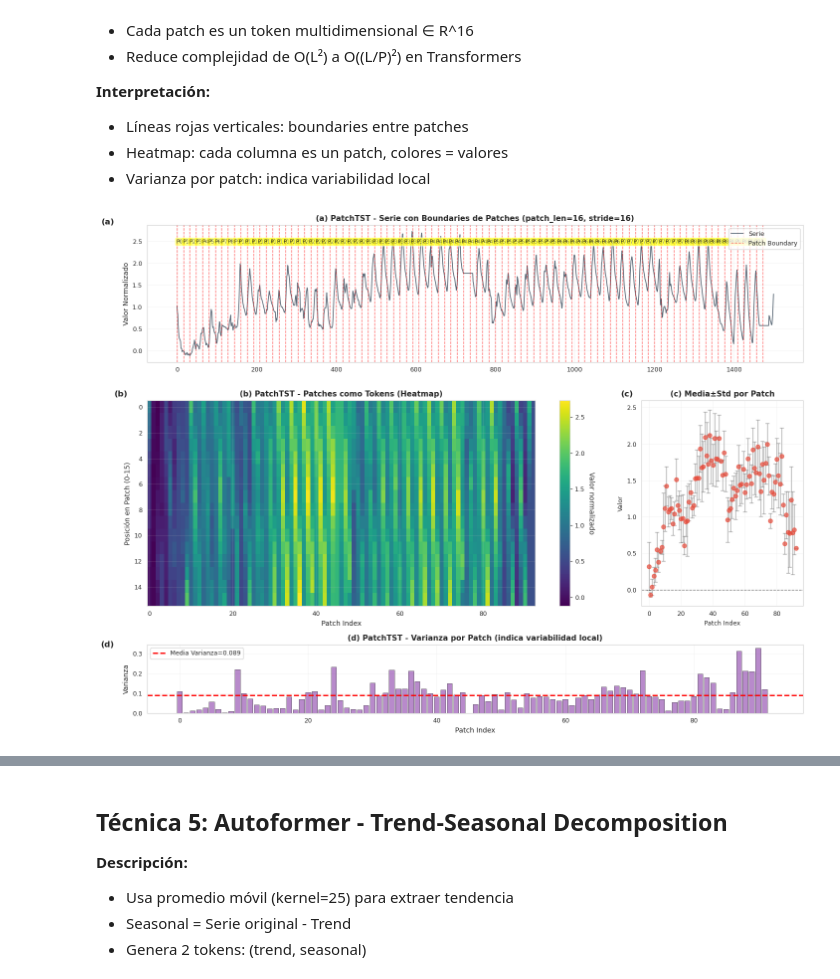
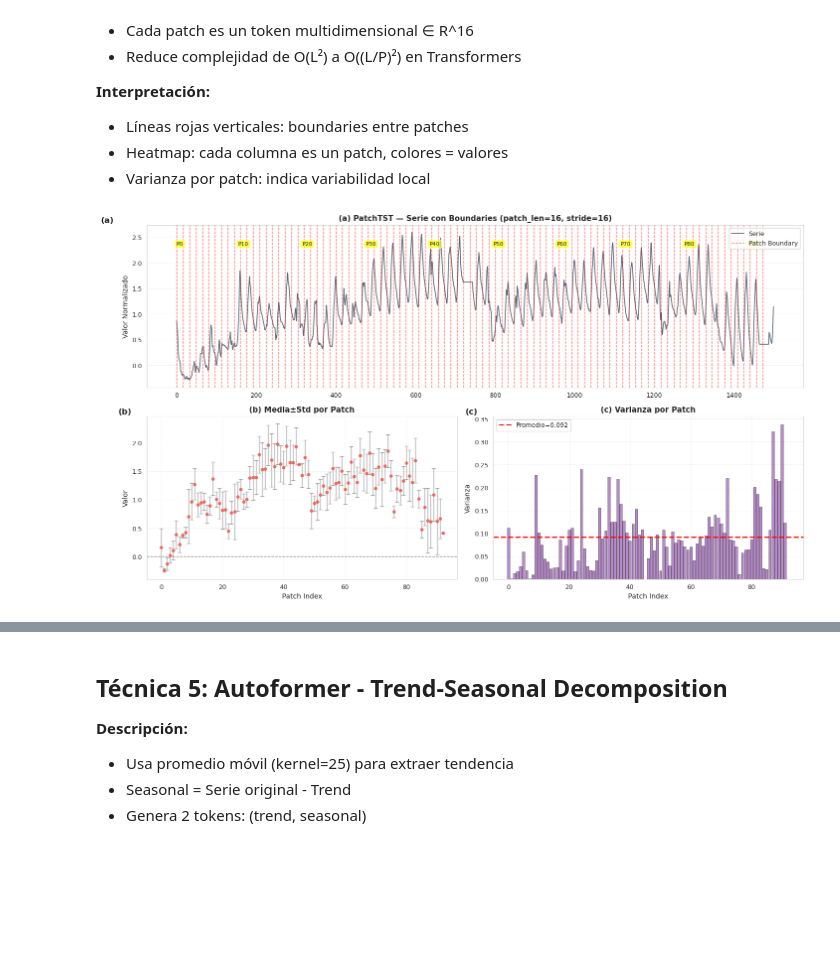
Before and after one commit to jaime-oriol/RITMO, a Jupyter notebook: tecnicas/ETTh2_tokenization.ipynb, the cells around one changed output, grey strips where cells are left out. Saved outputs shown, nothing was run; the diff lists cells and outputs as text; code cells hidden in the pictures; blank space fills up the shorter version.

```diff
--- a/tecnicas/ETTh2_tokenization.ipynb
+++ b/tecnicas/ETTh2_tokenization.ipynb
@@ -168,0 +110,17 @@ print(f"  - Entropía Estados: {hmm_etth2['state_entropy']:.3f}")
+# %%
+# Cargar cache HMM del pipeline RITMO
+import torch
+BASE_DIR = Path('/home/jaime/TFG/RITMO')
+DATASET_DIR = BASE_DIR / 'dataset'
+CACHE_DIR = BASE_DIR / 'cache'
+
+# Cargar parámetros HMM entrenados
+K_SELECTED = 5
+cache_path = CACHE_DIR / f'hmm_etth2_K{K_SELECTED}.pth'
+hmm_cache = torch.load(cache_path, weights_only=False)
+
+print("[CACHE HMM]")
+print(f"  Archivo: {cache_path}")
+print(f"  K={K_SELECTED} estados")
+print(f"  Convergencia: {hmm_cache['converged']} (iter {hmm_cache['n_iter']})")
+print(f"  Log-likelihood: {hmm_cache['log_likelihood']:.2f}")
@@ -663,91 +731,80 @@ print(f"  Tamaño vocabulario: {etth2_text.get('vocabulary_size', 0)} (dígitos,
 # %%
 patch_viz = visualize_patches(etth2_series, etth2_patch_array, 16, 16)
 
-vmin = etth2_patch_array.min()
-vmax = etth2_patch_array.max()
+fig = plt.figure(figsize=(FIGSIZE_DOUBLE[0]*2, FIGSIZE_DOUBLE[1]*1.5))
+gs = fig.add_gridspec(2, 2, height_ratios=[1, 1])
 
-fig = plt.figure(figsize=(FIGSIZE_DOUBLE[0]*2, FIGSIZE_DOUBLE[1]*2))
-gs = fig.add_gridspec(3, 2, height_ratios=[2, 3, 1], width_ratios=[3, 1])
+ax1 = fig.add_subplot(gs[0, :])  # Panel (a) arriba, ancho completo
+ax2 = fig.add_subplot(gs[1, 0])  # Panel (b) abajo izquierda
+ax3 = fig.add_subplot(gs[1, 1])  # Panel (c) abajo derecha
 
-ax1 = fig.add_subplot(gs[0, :])
-ax2 = fig.add_subplot(gs[1, 0])
-ax3 = fig.add_subplot(gs[1, 1])
-ax4 = fig.add_subplot(gs[2, :])
-
-# Panel 1: Serie con boundaries
+# Panel (a): Serie con boundaries (sin overlap de etiquetas)
 ax1.plot(etth2_series, linewidth=1.2, color='#2C3E50', alpha=0.8, label='Serie')
+label_added = False
 for i, pos in enumerate(patch_viz['positions']):
     ax1.axvline(pos, color='red', linestyle='--', linewidth=1, alpha=0.6,
-                label='Patch Boundary' if i == 0 else '')
-    if i < len(patch_viz['positions']) - 1:
+                label='Patch Boundary' if not label_added else '')
+    label_added = True
+    # Etiquetar solo cada 10 patches para evitar overlap
+    if i % 10 == 0 and i < len(patch_viz['positions']) - 1:
         mid_pos = pos + 8
         ax1.text(mid_pos, etth2_series.max()*0.9, f'P{i}', ha='center', fontsize=8,
-                bbox=dict(boxstyle='round', facecolor='yellow', alpha=0.5))
+                bbox=dict(boxstyle='round', facecolor='yellow', alpha=0.7))
 
-ax1.set_title(f'(a) PatchTST - Serie con Boundaries de Patches (patch_len=16, stride=16)',
+ax1.set_title(f'(a) PatchTST — Serie con Boundaries (patch_len=16, stride=16)',
               fontsize=11, fontweight='bold')
 ax1.set_ylabel('Valor Normalizado', fontsize=10)
 ax1.legend(fontsize=9, loc='upper right')
 ax1.grid(True, alpha=0.3)
 ax1.text(-0.05, 1.05, '(a)', transform=ax1.transAxes,
          fontsize=12, fontweight='bold', va='top', ha='right')
 
-# Panel 2: Heatmap de patches
-im = ax2.imshow(etth2_patch_array.T, aspect='auto', cmap='viridis', interpolation='nearest', vmin=vmin, vmax=vmax)
-ax2.set_title('(b) PatchTST - Patches como Tokens (Heatmap)', fontsize=11, fontweight='bold')
+# Panel (b): Media±Std por patch
+patch_means = etth2_patch_array.mean(axis=1)
+patch_stds = etth2_patch_array.std(axis=1)
+ax2.errorbar(range(len(patch_means)), patch_means, yerr=patch_stds,
+             fmt='o', color='#E74C3C', ecolor='gray', alpha=0.7, capsize=3, markersize=4)
+ax2.axhline(0, color='black', linestyle='--', linewidth=1, alpha=0.5)
+ax2.set_title('(b) Media±Std por Patch', fontsize=11, fontweight='bold')
 ax2.set_xlabel('Patch Index', fontsize=10)
-ax2.set_ylabel('Posición en Patch (0-15)', fontsize=10)
-cbar = plt.colorbar(im, ax=ax2)
-cbar.set_label('Valor normalizado', rotation=270, labelpad=15)
+ax2.set_ylabel('Valor', fontsize=10)
+ax2.grid(True, alpha=0.3)
 ax2.text(-0.05, 1.05, '(b)', transform=ax2.transAxes,
          fontsize=12, fontweight='bold', va='top', ha='right')
 
-# Panel 3: Estadísticas por patch
-patch_means = etth2_patch_array.mean(axis=1)
-patch_stds = etth2_patch_array.std(axis=1)
-ax3.errorbar(range(len(patch_means)), patch_means, yerr=patch_stds,
-             fmt='o', color='#E74C3C', ecolor='gray', alpha=0.7, capsize=3)
-ax3.axhline(0, color='black', linestyle='--', linewidth=1, alpha=0.5)
-ax3.set_title('(c) Media±Std por Patch', fontsize=11, fontweight='bold')
-ax3.set_xlabel('Patch Index', fontsize=9)
-ax3.set_ylabel('Valor', fontsize=9)
-ax3.grid(True, alpha=0.3)
+# Panel (c): Varianza por patch
+patch_vars = etth2_patch_array.var(axis=1)
+ax3.bar(range(len(patch_vars)), patch_vars, color='#9B59B6', alpha=0.7, edgecolor='black', linewidth=0.5)
+ax3.axhline(patch_vars.mean(), color='red', linestyle='--', linewidth=2,
+           label=f'Promedio={patch_vars.mean():.3f}')
+ax3.set_xlabel('Patch Index', fontsize=10)
+ax3.set_ylabel('Varianza', fontsize=10)
+ax3.set_title('(c) Varianza por Patch', fontsize=11, fontweight='bold')
+ax3.legend(fontsize=9)
+ax3.grid(True, alpha=0.3, axis='y')
 ax3.text(-0.05, 1.05, '(c)', transform=ax3.transAxes,
-         fontsize=12, fontweight='bold', va='top', ha='right')
-
-# Panel 4: Distribución de varianzas
-patch_vars = etth2_patch_array.var(axis=1)
-ax4.bar(range(len(patch_vars)), patch_vars, color='#9B59B6', alpha=0.7, edgecolor='black', linewidth=0.5)
-ax4.axhline(patch_vars.mean(), color='red', linestyle='--', linewidth=2,
-           label=f'Media Varianza={patch_vars.mean():.3f}')
-ax4.set_xlabel('Patch Index', fontsize=10)
-ax4.set_ylabel('Varianza', fontsize=10)
-ax4.set_title('(d) PatchTST - Varianza por Patch (indica variabilidad local)', fontsize=11, fontweight='bold')
-ax4.legend(fontsize=9)
-ax4.grid(True, alpha=0.3, axis='y')
-ax4.text(-0.05, 1.05, '(d)', transform=ax4.transAxes,
          fontsize=12, fontweight='bold', va='top', ha='right')
 
 plt.tight_layout()
 
 # Guardar figura
 fig.savefig('figures/patchtst_patches_ETTh2.png', dpi=300, bbox_inches='tight')
 plt.show()
 
 print("[ESTADÍSTICAS PATCHTST]")
 print(f"  Patch Length: 16 timesteps")
 print(f"  Stride: 16 (sin solapamiento)")
 print(f"  Num Patches: {patch_viz['num_patches']}")
 print(f"  Compression Ratio: {patch_viz['compression_ratio']:.2f}")
 print(f"  Timesteps cubiertos: {patch_viz['num_patches'] * 16}")
 print(f"  Timesteps descartados: {len(etth2_series) - patch_viz['num_patches'] * 16}")
 print(f"\n  Estadísticas de patches:")
-print(f"    Media de varianzas: {patch_vars.mean():.4f}")
+print(f"    Varianza media: {patch_vars.mean():.4f}")
 print(f"    Std de varianzas: {patch_vars.std():.4f}")
 print(f"    Patch más variable: índice {patch_vars.argmax()} (var={patch_vars.max():.4f})")
 print(f"    Patch menos variable: índice {patch_vars.argmin()} (var={patch_vars.min():.4f})")
 # %% [output]
-[figure, old version]
+[figure, new version]
 [ESTADÍSTICAS PATCHTST]
   Patch Length: 16 timesteps
   Stride: 16 (sin solapamiento)
```
Also changed, not shown: parts of 19 cells of this notebook, 16 other files.
